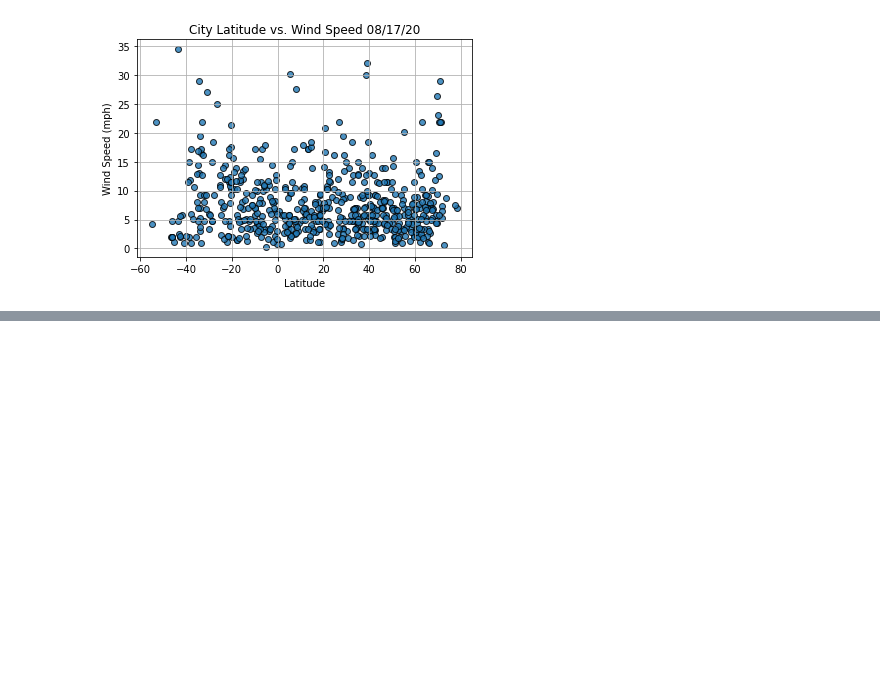
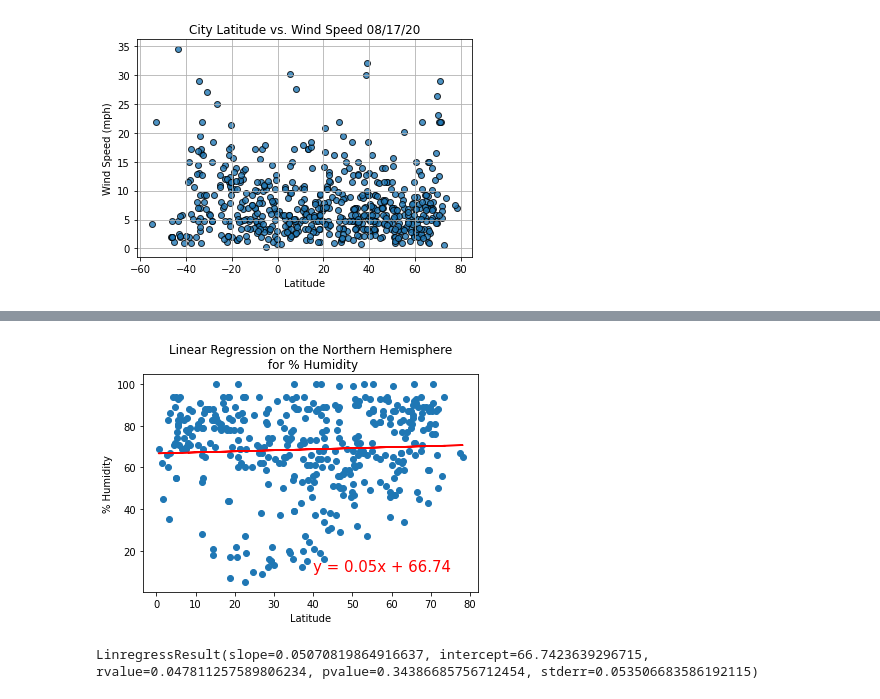
Before and after one commit to AndrejaCH/World_Weather_Analysis, a Jupyter notebook: WeatherPy.ipynb, the cells around one changed output, grey strips where cells are left out. Drawn from its saved outputs; the diff is of its cells as text; code cells hidden in the pictures; blank space fills up the shorter version.

```diff
--- a/WeatherPy.ipynb
+++ b/WeatherPy.ipynb
@@ -258,0 +345,10 @@ plt.show()
+# %%
+# Linear regression on the Northern Hemisphere
+x_values = northern_hemi_df["Lat"]
+y_values = northern_hemi_df["Humidity"]
+# Call the function.
+plot_linear_regression(x_values, y_values,
+                       'Linear Regression on the Northern Hemisphere\n for % Humidity', '% Humidity',(40,10))
+# %% [output]
+[figure, added]
+LinregressResult(slope=0.05070819864916637, intercept=66.7423639296715, rvalue=0.047811257589806234, pvalue=0.34386685756712454, stderr=0.053506683586192115)
```
Also changed, not shown: parts of 12 cells of this notebook, 1 other file.
